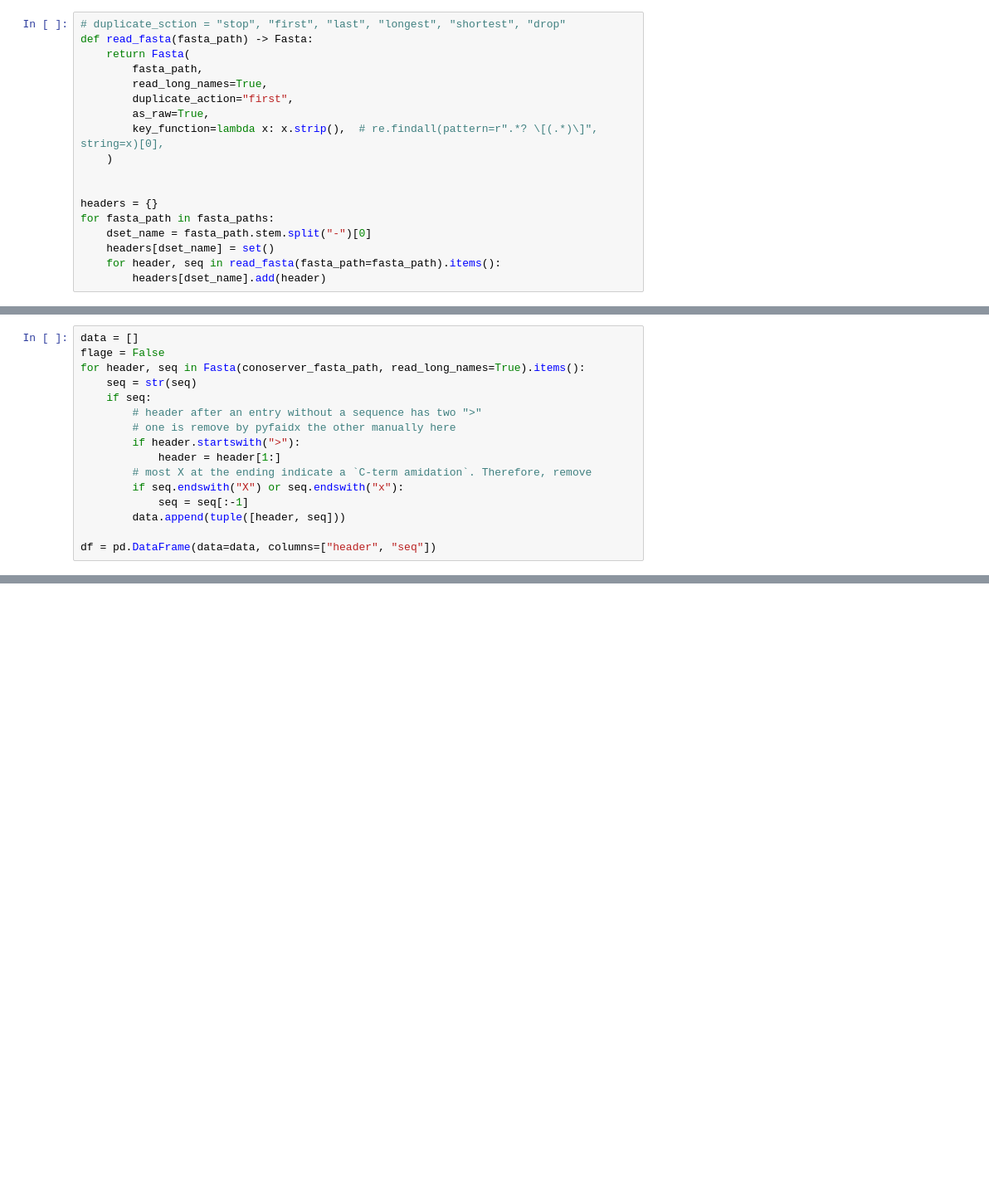
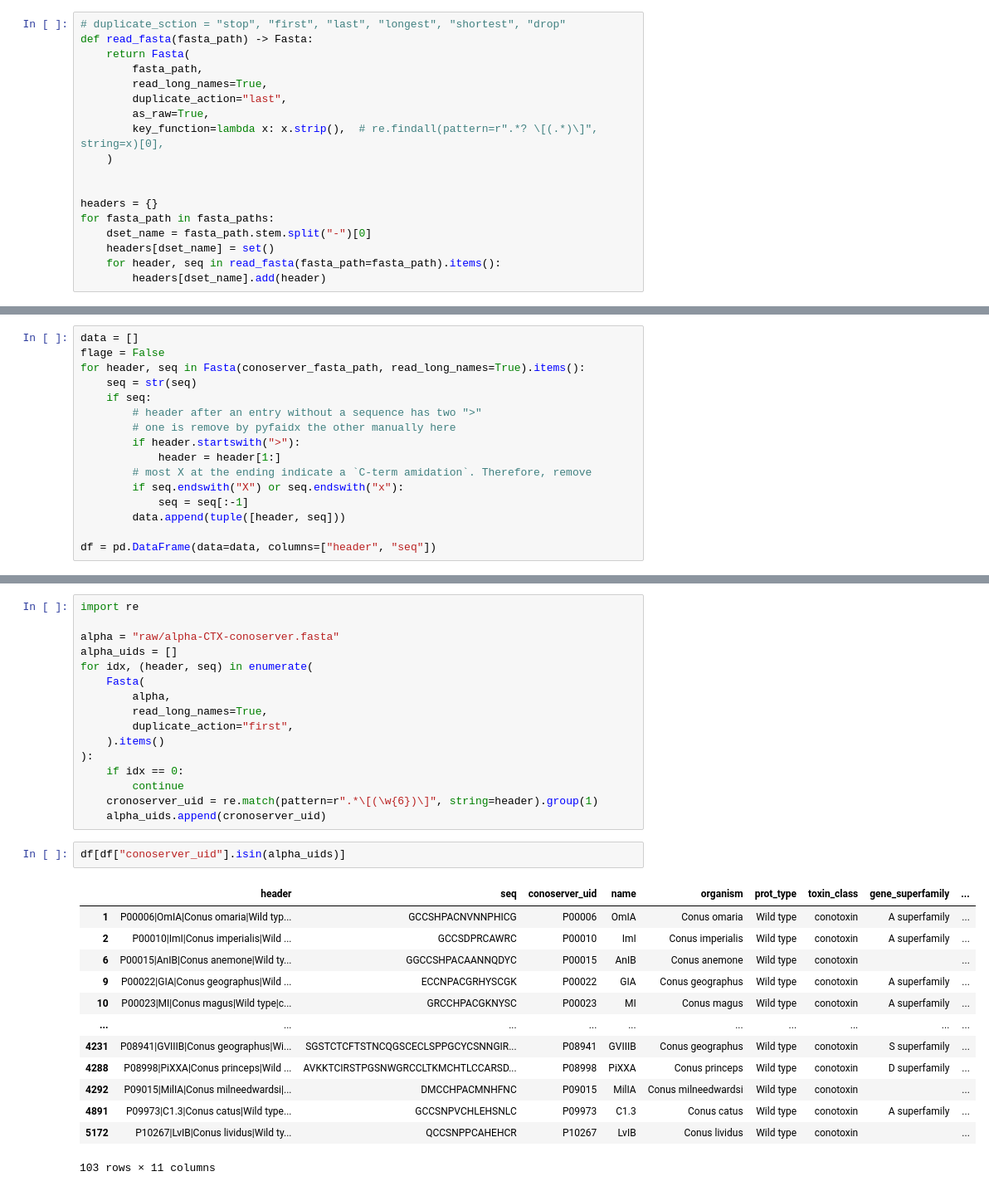
Before and after one commit to Ento0n/ProtSpace, a Jupyter notebook: data/CTX/CTX.ipynb, the cells around one changed output, grey strips where cells are left out. Shown at 83% size. Saved outputs shown, nothing was run; the diff lists cells and outputs as text; blank space fills up the shorter version.

```diff
--- a/data/CTX/CTX.ipynb
+++ b/data/CTX/CTX.ipynb
@@ -22,7 +22,7 @@ def read_fasta(fasta_path) -> Fasta:
     return Fasta(
         fasta_path,
         read_long_names=True,
-        duplicate_action="first",
+        duplicate_action="last",
         as_raw=True,
         key_function=lambda x: x.strip(),  # re.findall(pattern=r".*? \[(.*)\]", string=x)[0],
     )
@@ -201,3 +203,35 @@ df.head(2)
 |  | header | seq | conoserver_uid | name | organism | prot_type | toxin_class | gene_superfamily | ... |
 | 0 | P00001|SI|Conus striatus|Wild typ... | ICCNPACGPKYSC | P00001 | SI | Conus striatus | Wild type | conotoxin | A superfamily | ... |
 | 1 | P00006|OmIA|Conus omaria|Wild typ... | GCCSHPACNVNNPHICG | P00006 | OmIA | Conus omaria | Wild type | conotoxin | A superfamily | ... |
+# %%
+import re
+
+alpha = "raw/alpha-CTX-conoserver.fasta"
+alpha_uids = []
+for idx, (header, seq) in enumerate(
+    Fasta(
+        alpha,
+        read_long_names=True,
+        duplicate_action="first",
+    ).items()
+):
+    if idx == 0:
+        continue
+    cronoserver_uid = re.match(pattern=r".*\[(\w{6})\]", string=header).group(1)
+    alpha_uids.append(cronoserver_uid)
+# %%
+df[df["conoserver_uid"].isin(alpha_uids)]
+# %% [output]
+|  | header | seq | conoserver_uid | name | organism | prot_type | toxin_class | gene_superfamily | ... |
+| 1 | P00006|OmIA|Conus omaria|Wild typ... | GCCSHPACNVNNPHICG | P00006 | OmIA | Conus omaria | Wild type | conotoxin | A superfamily | ... |
+| 2 | P00010|ImI|Conus imperialis|Wild ... | GCCSDPRCAWRC | P00010 | ImI | Conus imperialis | Wild type | conotoxin | A superfamily | ... |
+| 6 | P00015|AnIB|Conus anemone|Wild ty... | GGCCSHPACAANNQDYC | P00015 | AnIB | Conus anemone | Wild type | conotoxin |  | ... |
+| 9 | P00022|GIA|Conus geographus|Wild ... | ECCNPACGRHYSCGK | P00022 | GIA | Conus geographus | Wild type | conotoxin | A superfamily | ... |
+| 10 | P00023|MI|Conus magus|Wild type|c... | GRCCHPACGKNYSC | P00023 | MI | Conus magus | Wild type | conotoxin | A superfamily | ... |
+| ... | ... | ... | ... | ... | ... | ... | ... | ... | ... |
+| 4231 | P08941|GVIIIB|Conus geographus|Wi... | SGSTCTCFTSTNCQGSCECLSPPGCYCSNNGIR... | P08941 | GVIIIB | Conus geographus | Wild type | conotoxin | S superfamily | ... |
+| 4288 | P08998|PiXXA|Conus princeps|Wild ... | AVKKTCIRSTPGSNWGRCCLTKMCHTLCCARSD... | P08998 | PiXXA | Conus princeps | Wild type | conotoxin | D superfamily | ... |
+| 4292 | P09015|MilIA|Conus milneedwardsi|... | DMCCHPACMNHFNC | P09015 | MilIA | Conus milneedwardsi | Wild type | conotoxin |  | ... |
+| 4891 | P09973|C1.3|Conus catus|Wild type... | GCCSNPVCHLEHSNLC | P09973 | C1.3 | Conus catus | Wild type | conotoxin | A superfamily | ... |
+| 5172 | P10267|LvIB|Conus lividus|Wild ty... | QCCSNPPCAHEHCR | P10267 | LvIB | Conus lividus | Wild type | conotoxin |  | ... |
+103 rows × 11 columns
```
Also changed, not shown: parts of 4 cells of this notebook, 19 other files.
